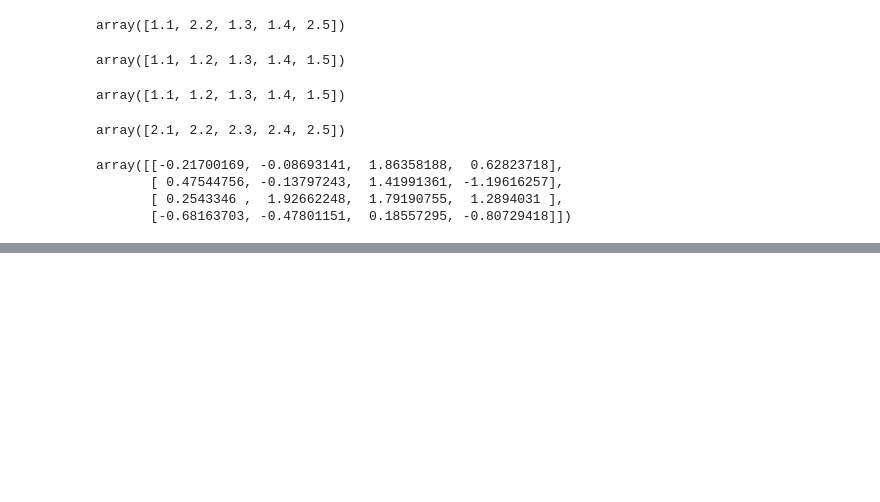
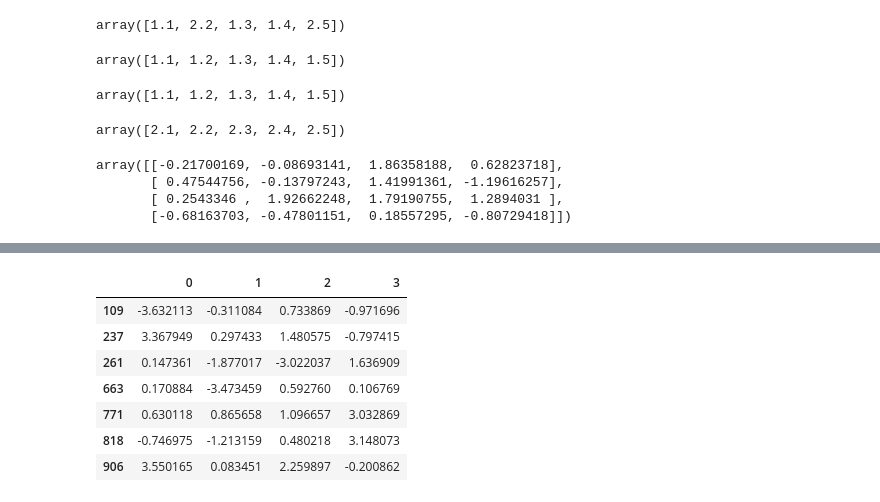
Before and after one commit to azfarbkhr/piaic_qtr2_assignments, a Jupyter notebook: Practice/practicing_data_analysis.ipynb, the cells around one changed output, grey strips where cells are left out. Cells and saved outputs as stored; diff of their text form; code cells hidden in the pictures; blank space fills up the shorter version.

```diff
--- a/Practice/practicing_data_analysis.ipynb
+++ b/Practice/practicing_data_analysis.ipynb
@@ -167,0 +552,11 @@ array([[-0.21700169, -0.08693141,  1.86358188,  0.62823718],
+# %%
+dta[(np.abs(dta) > 3).any(1)]
+# %% [output]
+|  | 0 | 1 | 2 | 3 |
+| 109 | -3.632113 | -0.311084 | 0.733869 | -0.971696 |
+| 237 | 3.367949 | 0.297433 | 1.480575 | -0.797415 |
+| 261 | 0.147361 | -1.877017 | -3.022037 | 1.636909 |
+| 663 | 0.170884 | -3.473459 | 0.592760 | 0.106769 |
+| 771 | 0.630118 | 0.865658 | 1.096657 | 3.032869 |
+| 818 | -0.746975 | -1.213159 | 0.480218 | 3.148073 |
+| 906 | 3.550165 | 0.083451 | 2.259897 | -0.200862 |
```
Also changed, not shown: parts of 47 cells of this notebook.
